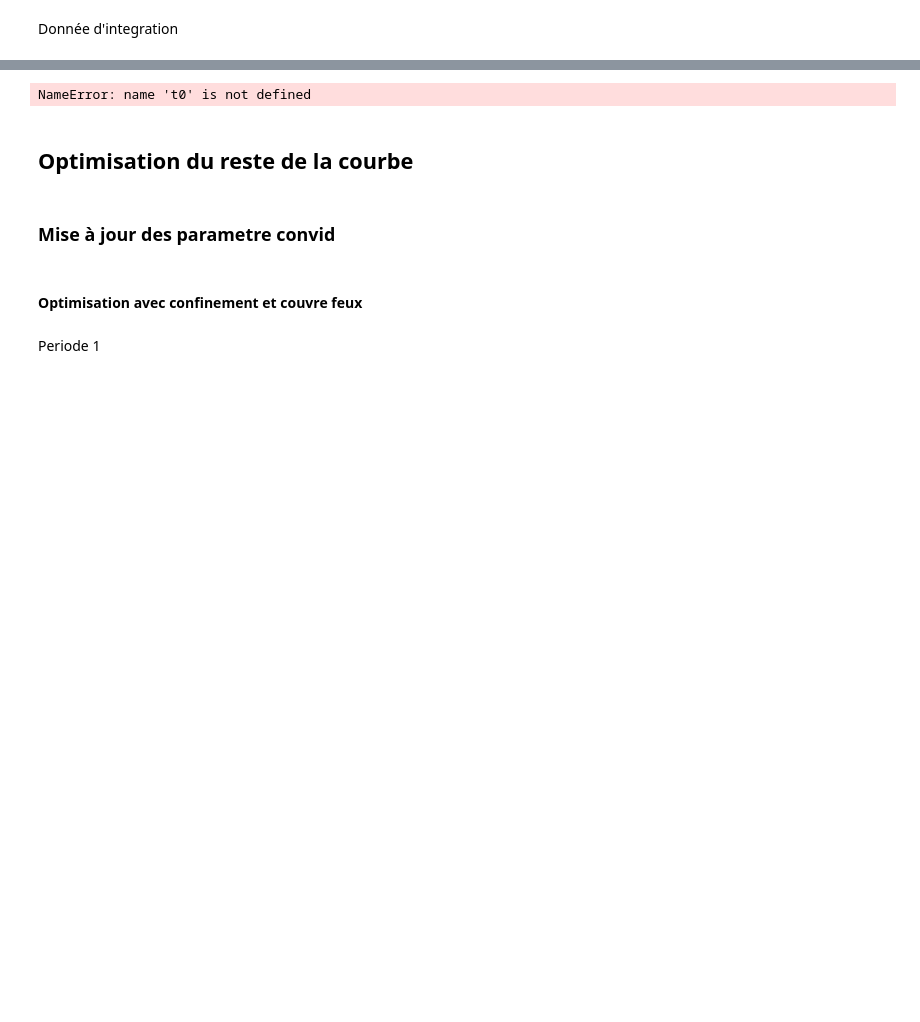
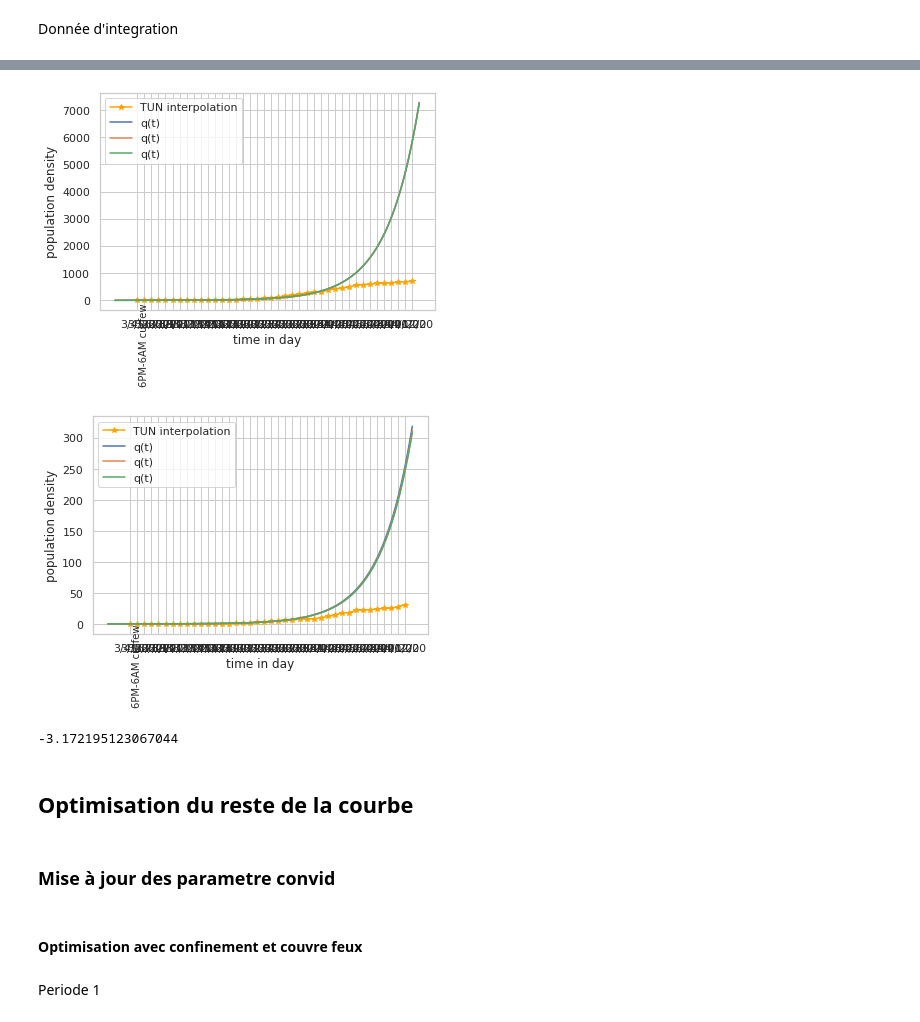
Before and after one commit to MayaraLatrech/covid19_sasymodel, a Jupyter notebook: optimisation.ipynb, the cells around one changed output, grey strips where cells are left out. Saved outputs shown, nothing was run; the diff lists cells and outputs as text; code cells hidden in the pictures; blank space fills up the shorter version.

```diff
--- a/optimisation.ipynb
+++ b/optimisation.ipynb
@@ -418,63 +438,107 @@ Interval generation complete
 #paramFig1=[[0.279-0.013,0.95],[0.279,1],[0.279+0.013,1.05]]
 #################################################################
 
-tmax=100
+tmax=40
 timeSet=np.arange(t0,tmax,dt)
 
-param=[[0.77,0.75,0.78],[0.187,0.191,0.195]]
+param=[[0.7,0.775,0.78],[0.3,0.4,0.5]]
 #print('(beta, efficacite_Conf,tau2)= (%.4f,%.4f,%.4f)' % (results['mean'][0],results['mean'][1],results['mean'][2]))
 #print('(alpha, beta)= (%.4f,%.4f)' % (results['mean'][0],results['mean'][1]))
 
-ress=[]
+ressq=[]
+ressd=[]
 
 for i in np.arange(np.shape(param)[1]):
     corona.tau1=param[0][i]#0.0 # taux de mise en quarantaine pour les infectes
     corona.tau2=param[1][i]
 
-    y0=corona.calc_params(ddata.population,chi1,chi2,chi3)
+    y0,t0,res=corona.calc_params(ddata)
 
     time,res= corona.calSol(timeSet,y0)
 
-    ress.append(np.array([param[0][i],param[1][i],corona.q]))
+    ressq.append(np.array([param[0][i],param[1][i],corona.q]))
+    ressd.append(np.array([param[0][i],param[1][i],corona.d]))
 
 
 fig, ax = plt.subplots()
 ax.grid(True)
 line1,= plt.plot(ddata.date[:tmax],ddata.confirmed[:tmax],c='orange',marker='*',label='TUN interpolation')
 
-ax.fill_between(timeSet,ress[2][2],ress[0][2],alpha=0.2)
-ax.plot(timeSet,ress[0][2],label='q(t)')
-ax.plot(timeSet,ress[1][2],label='q(t)')
-ax.plot(timeSet,ress[2][2],label='q(t)')
+ax.fill_between(timeSet,ressq[2][2],ressq[0][2],alpha=0.2)
+ax.plot(timeSet,ressq[0][2],label='q(t)')
+ax.plot(timeSet,ressq[1][2],label='q(t)')
+ax.plot(timeSet,ressq[2][2],label='q(t)')
 #plt.axvline(timeSet[(timeSet<19+dt) * (timeSet>19)], color='black', linestyle='-.', alpha=.5)
 #plt.axvline(timeSet[(timeSet<24+dt) * (timeSet>24)], color='black', linestyle='-.', alpha=.5)
 
 ax.text( 1, 6,
         '6PM-6AM curfew ',
           rotation=90,
           horizontalalignment='center',
           verticalalignment='top',
           multialignment='center',
           size=10)
 
 
 # plt.text(23, 1500, 'containment',
 #          rotation=90,
 #          horizontalalignment='center',
 #          verticalalignment='top',
 #          multialignment='center',
 #           size=10)
 
 #line3,=ax.plot(timeSet,self.ass,label='ass')
   #  line3,=ax.plot(timeSet,self.i+self.ass,label='i+ass')
 plt.xlabel(r'time in day',fontsize=12)
 plt.ylabel(r"population density",fontsize=12)
 #plt.title()
 ax.legend(loc='upper left')
 #plt.savefig('../results/fig111.png', transparent=True)
 plt.show()
+
+
+fig, ax = plt.subplots()
+ax.grid(True)
+line1,= plt.plot(ddata.date[:tmax],ddata.deaths[:tmax],c='orange',marker='*',label='TUN interpolation')
+
+ax.fill_between(timeSet,ressd[2][2],ressd[0][2],alpha=0.2)
+ax.plot(timeSet,ressd[0][2],label='q(t)')
+ax.plot(timeSet,ressd[1][2],label='q(t)')
+ax.plot(timeSet,ressd[2][2],label='q(t)')
+#plt.axvline(timeSet[(timeSet<19+dt) * (timeSet>19)], color='black', linestyle='-.', alpha=.5)
+#plt.axvline(timeSet[(timeSet<24+dt) * (timeSet>24)], color='black', linestyle='-.', alpha=.5)
+
+ax.text( 1, 6,
+        '6PM-6AM curfew ',
+          rotation=90,
+          horizontalalignment='center',
+          verticalalignment='top',
+          multialignment='center',
+          size=10)
+
+
+# plt.text(23, 1500, 'containment',
+#          rotation=90,
+#          horizontalalignment='center',
+#          verticalalignment='top',
+#          multialignment='center',
+#           size=10)
+
+#line3,=ax.plot(timeSet,self.ass,label='ass')
+  #  line3,=ax.plot(timeSet,self.i+self.ass,label='i+ass')
+plt.xlabel(r'time in day',fontsize=12)
+plt.ylabel(r"population density",fontsize=12)
+#plt.title()
+ax.legend(loc='upper left')
+#plt.savefig('../results/fig111.png', transparent=True)
+plt.show()
 # %% [output]
-NameError: name 't0' is not defined
+[figure, added]
+[figure, added]
+# %%
+t0
+# %% [output]
+-3.172195123067044
 # %% [markdown]
 ## Optimisation du reste de la courbe
 # %% [markdown]
```
Also changed, not shown: parts of 30 cells of this notebook.
